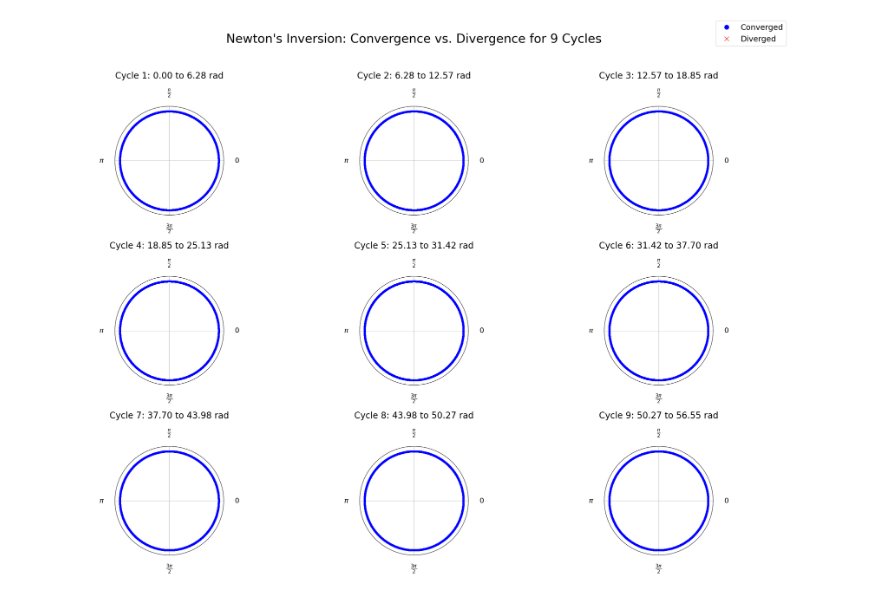
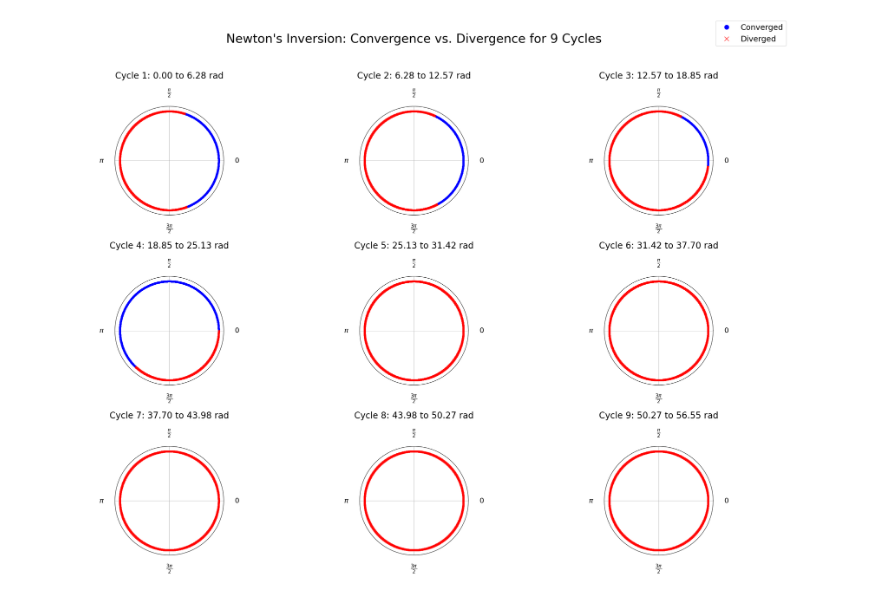
Before and after one commit to PanScout/quantum-fpga, a Jupyter notebook: python/Do_Hamiltonians_Converge.ipynb, the cells around one changed output. Drawn from its saved outputs; the diff is of its cells as text; code cells hidden in the pictures.

```diff
--- a/python/Do_Hamiltonians_Converge.ipynb
+++ b/python/Do_Hamiltonians_Converge.ipynb
@@ -184,7 +184,7 @@ for i in range(num_cycles):
     times = np.linspace(t_min, t_max, num_test_times_per_cycle)
 
     # Evaluate the matrix and run Newton's iteration for each t.
-    results = [evaluate_time_evolved_polynomial(t, S=-10,tan_half=tan_half_bool) for t in times]
+    results = [evaluate_time_evolved_polynomial(t, S=0,tan_half=tan_half_bool) for t in times]
     all_errors = [newton_matrix_inversion(mat, iterations=30)[1] for mat in results]
 
     # Determine convergence: 1 if final error < tol, else 0.
@@ -200,31 +200,31 @@ for i in range(num_cycles):
             ax.plot(angle, 1, 'rx', markersize=4)
 
     # Customize the polar plot.
     ax.set_rmax(1.1)
     ax.set_rticks([])  # Hide radial ticks for clarity.
 
     # Set and customize the angular ticks.
     xticks = [0, np.pi/2, np.pi, 3*np.pi/2]
     xtick_labels = [r"$0$", r"$\frac{\pi}{2}$", r"$\pi$", r"$\frac{3\pi}{2}$"]
     ax.set_xticks(xticks)
     ax.set_xticklabels(xtick_labels, fontsize=16, fontweight='bold')
     ax.tick_params(axis='x', pad=20, labelsize=16)  # Increase padding for tick labels
 
     # Increase title pad to 60 to move it further away from the top tick.
     ax.set_title(f"Cycle {i+1}: {t_min:.2f} to {t_max:.2f} rad", va='bottom', pad=60, fontsize=20)
 
 # Add an overall title to the figure.
 fig.suptitle("Newton's Inversion: Convergence vs. Divergence for 9 Cycles", fontsize=28, y=0.97)
 
 # Create a global legend with proper markers for both statuses.
 legend_elements = [
     Line2D([0], [0], marker='o', color='b', label='Converged', markersize=10, linestyle='None'),
     Line2D([0], [0], marker='x', color='r', label='Diverged', markersize=10, linestyle='None')
 ]
 fig.legend(handles=legend_elements, loc='upper right', fontsize=18)
 
 # Adjust layout to allow space for the overall title.
 plt.tight_layout(rect=[0, 0, 1, 0.95])
 plt.show()
 # %% [output]
-[figure, old version]
+[figure, new version]
```
Also changed, not shown: parts of 2 cells of this notebook, 11 other files.
